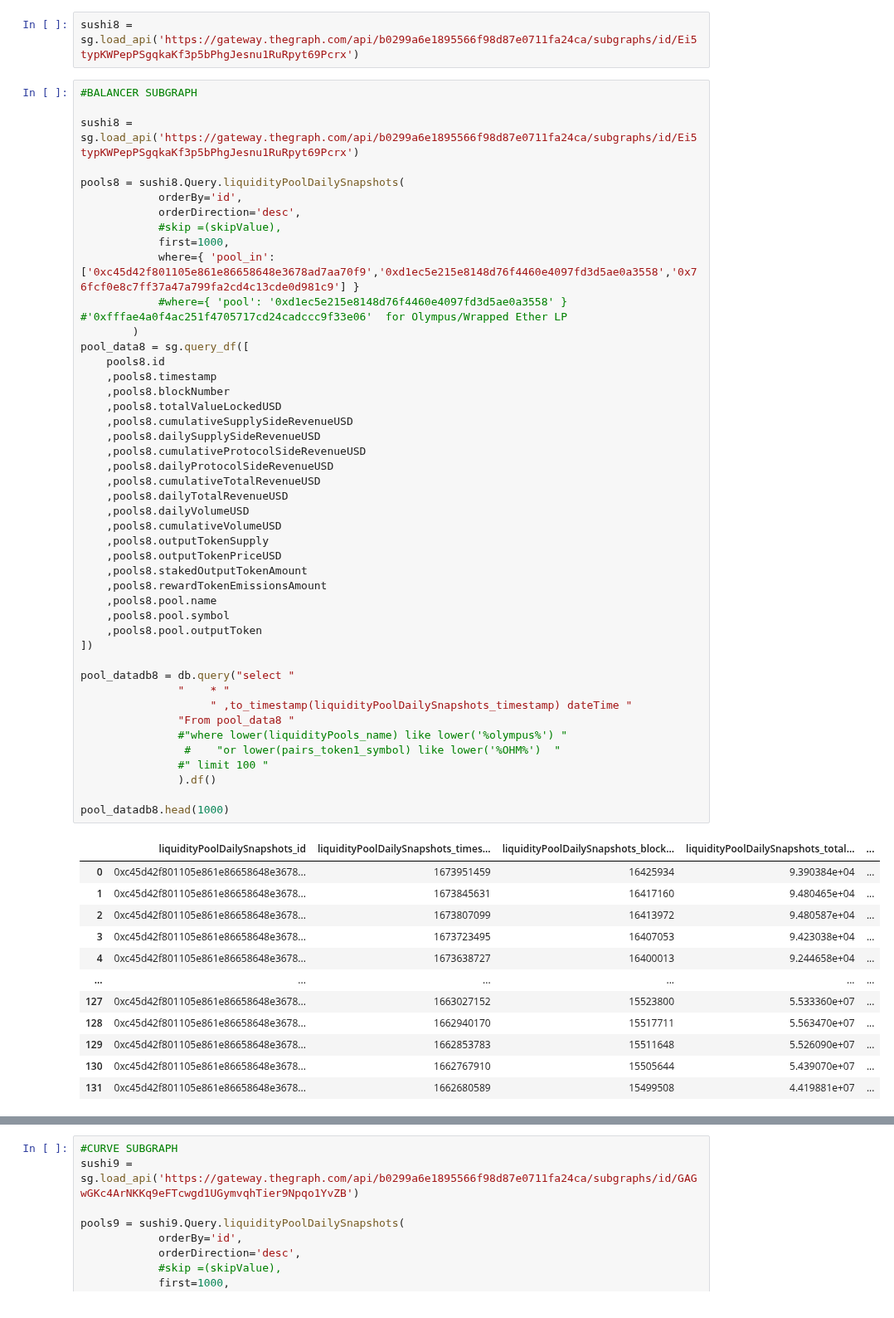
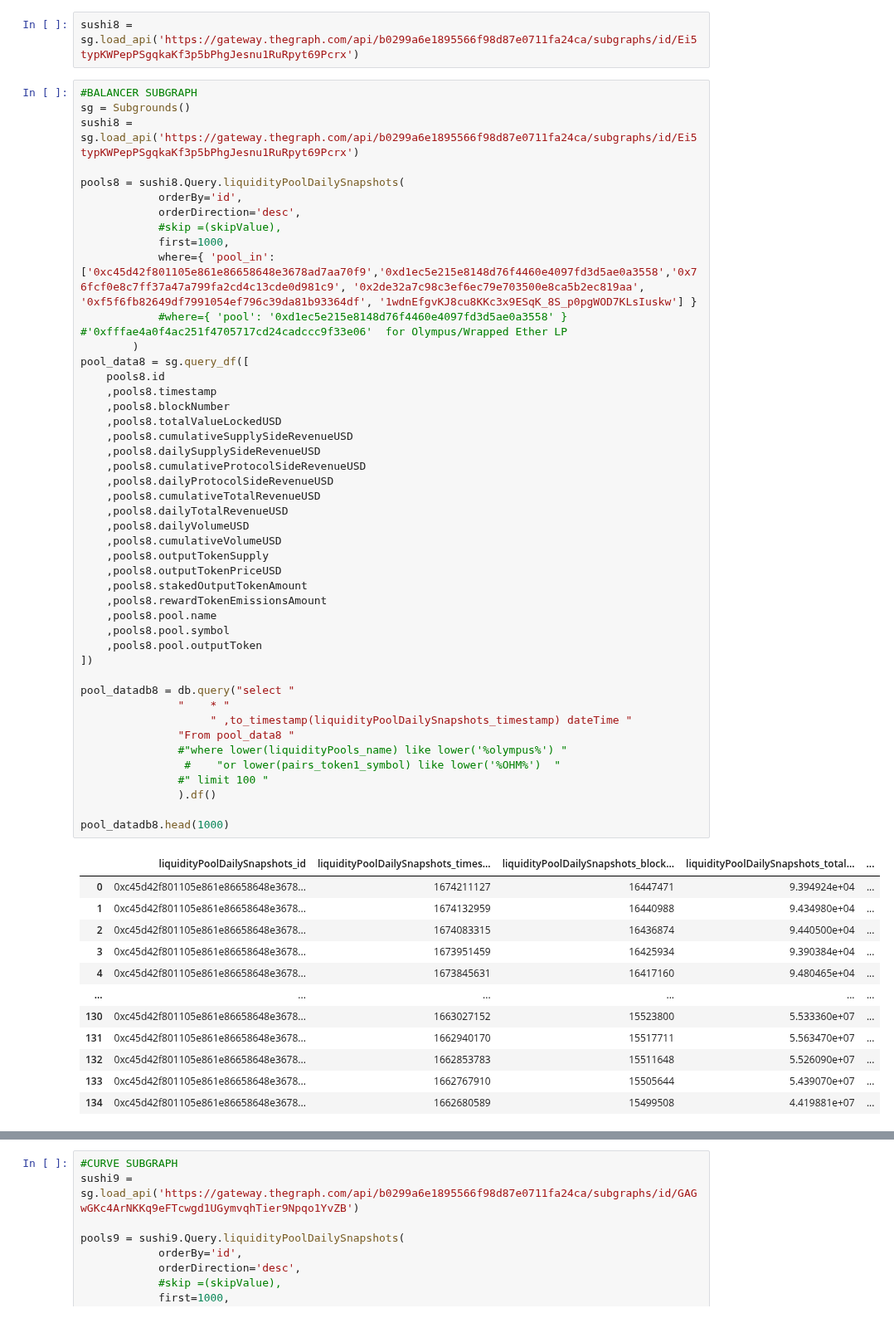
Before and after one commit to EdgeCaser/EconohmetricsOld, a Jupyter notebook: OhmLiquidityPools_sushi.ipynb, the cells around one changed output, grey strips where cells are left out. Shown at 83% size. Drawn from its saved outputs; the diff is of its cells as text.

```diff
--- a/OhmLiquidityPools_sushi.ipynb
+++ b/OhmLiquidityPools_sushi.ipynb
@@ -199,7 +213,7 @@ pool_data7 = sg.query_df([
 sushi8 = sg.load_api('https://gateway.thegraph.com/api/b0299a6e1895566f98d87e0711fa24ca/subgraphs/id/Ei5typKWPepPSgqkaKf3p5bPhgJesnu1RuRpyt69Pcrx')
 # %%
 #BALANCER SUBGRAPH
-
+sg = Subgrounds()
 sushi8 = sg.load_api('https://gateway.thegraph.com/api/b0299a6e1895566f98d87e0711fa24ca/subgraphs/id/Ei5typKWPepPSgqkaKf3p5bPhgJesnu1RuRpyt69Pcrx')
 
 pools8 = sushi8.Query.liquidityPoolDailySnapshots(
@@ -207,7 +221,7 @@ pools8 = sushi8.Query.liquidityPoolDailySnapshots(
             orderDirection='desc',
             #skip =(skipValue),
             first=1000,
-            where={ 'pool_in': ['0xc45d42f801105e861e86658648e3678ad7aa70f9','0xd1ec5e215e8148d76f4460e4097fd3d5ae0a3558','0x76fcf0e8c7ff37a47a799fa2cd4c13cde0d981c9'] }
+            where={ 'pool_in': ['0xc45d42f801105e861e86658648e3678ad7aa70f9','0xd1ec5e215e8148d76f4460e4097fd3d5ae0a3558','0x76fcf0e8c7ff37a47a799fa2cd4c13cde0d981c9', '0x2de32a7c98c3ef6ec79e703500e8ca5b2ec819aa', '0xf5f6fb82649df7991054ef796c39da81b93364df', '1wdnEfgvKJ8cu8KKc3x9ESqK_8S_p0pgWOD7KLsIuskw'] }
             #where={ 'pool': '0xd1ec5e215e8148d76f4460e4097fd3d5ae0a3558' } #'0xfffae4a0f4ac251f4705717cd24cadccc9f33e06'  for Olympus/Wrapped Ether LP
         )
 pool_data8 = sg.query_df([
@@ -217,41 +231,41 @@ pool_data8 = sg.query_df([
     ,pools8.totalValueLockedUSD
     ,pools8.cumulativeSupplySideRevenueUSD
     ,pools8.dailySupplySideRevenueUSD
     ,pools8.cumulativeProtocolSideRevenueUSD
     ,pools8.dailyProtocolSideRevenueUSD
     ,pools8.cumulativeTotalRevenueUSD
     ,pools8.dailyTotalRevenueUSD
     ,pools8.dailyVolumeUSD
     ,pools8.cumulativeVolumeUSD
     ,pools8.outputTokenSupply
     ,pools8.outputTokenPriceUSD
     ,pools8.stakedOutputTokenAmount
     ,pools8.rewardTokenEmissionsAmount
     ,pools8.pool.name
     ,pools8.pool.symbol
     ,pools8.pool.outputToken
 ])
 
 pool_datadb8 = db.query("select "
                "    * "
                     " ,to_timestamp(liquidityPoolDailySnapshots_timestamp) dateTime "
                "From pool_data8 "
                #"where lower(liquidityPools_name) like lower('%olympus%') "
                 #    "or lower(pairs_token1_symbol) like lower('%OHM%')  "
                #" limit 100 "
                ).df()
 
 pool_datadb8.head(1000)
 # %% [output]
 |  | liquidityPoolDailySnapshots_id | liquidityPoolDailySnapshots_times... | liquidityPoolDailySnapshots_block... | liquidityPoolDailySnapshots_total... | ... |
-| 0 | 0xc45d42f801105e861e86658648e3678... | 1673951459 | 16425934 | 9.390384e+04 | ... |
-| 1 | 0xc45d42f801105e861e86658648e3678... | 1673845631 | 16417160 | 9.480465e+04 | ... |
-| 2 | 0xc45d42f801105e861e86658648e3678... | 1673807099 | 16413972 | 9.480587e+04 | ... |
-| 3 | 0xc45d42f801105e861e86658648e3678... | 1673723495 | 16407053 | 9.423038e+04 | ... |
-| 4 | 0xc45d42f801105e861e86658648e3678... | 1673638727 | 16400013 | 9.244658e+04 | ... |
+| 0 | 0xc45d42f801105e861e86658648e3678... | 1674211127 | 16447471 | 9.394924e+04 | ... |
+| 1 | 0xc45d42f801105e861e86658648e3678... | 1674132959 | 16440988 | 9.434980e+04 | ... |
+| 2 | 0xc45d42f801105e861e86658648e3678... | 1674083315 | 16436874 | 9.440500e+04 | ... |
+| 3 | 0xc45d42f801105e861e86658648e3678... | 1673951459 | 16425934 | 9.390384e+04 | ... |
+| 4 | 0xc45d42f801105e861e86658648e3678... | 1673845631 | 16417160 | 9.480465e+04 | ... |
 | ... | ... | ... | ... | ... | ... |
-| 127 | 0xc45d42f801105e861e86658648e3678... | 1663027152 | 15523800 | 5.533360e+07 | ... |
-| 128 | 0xc45d42f801105e861e86658648e3678... | 1662940170 | 15517711 | 5.563470e+07 | ... |
-| 129 | 0xc45d42f801105e861e86658648e3678... | 1662853783 | 15511648 | 5.526090e+07 | ... |
-| 130 | 0xc45d42f801105e861e86658648e3678... | 1662767910 | 15505644 | 5.439070e+07 | ... |
-| 131 | 0xc45d42f801105e861e86658648e3678... | 1662680589 | 15499508 | 4.419881e+07 | ... |
+| 130 | 0xc45d42f801105e861e86658648e3678... | 1663027152 | 15523800 | 5.533360e+07 | ... |
+| 131 | 0xc45d42f801105e861e86658648e3678... | 1662940170 | 15517711 | 5.563470e+07 | ... |
+| 132 | 0xc45d42f801105e861e86658648e3678... | 1662853783 | 15511648 | 5.526090e+07 | ... |
+| 133 | 0xc45d42f801105e861e86658648e3678... | 1662767910 | 15505644 | 5.439070e+07 | ... |
+| 134 | 0xc45d42f801105e861e86658648e3678... | 1662680589 | 15499508 | 4.419881e+07 | ... |
```
Also changed, not shown: parts of 4 cells of this notebook, 2 other files.
